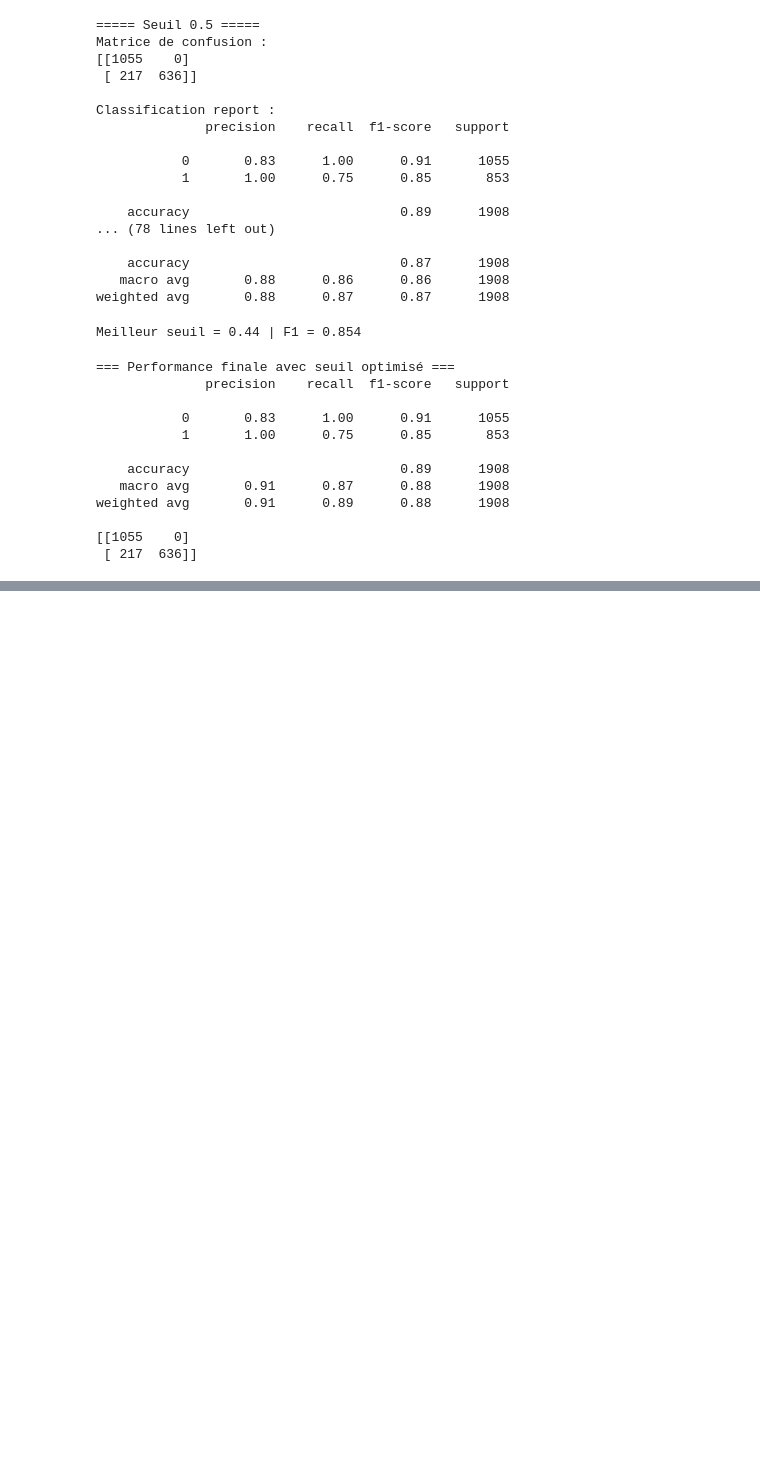
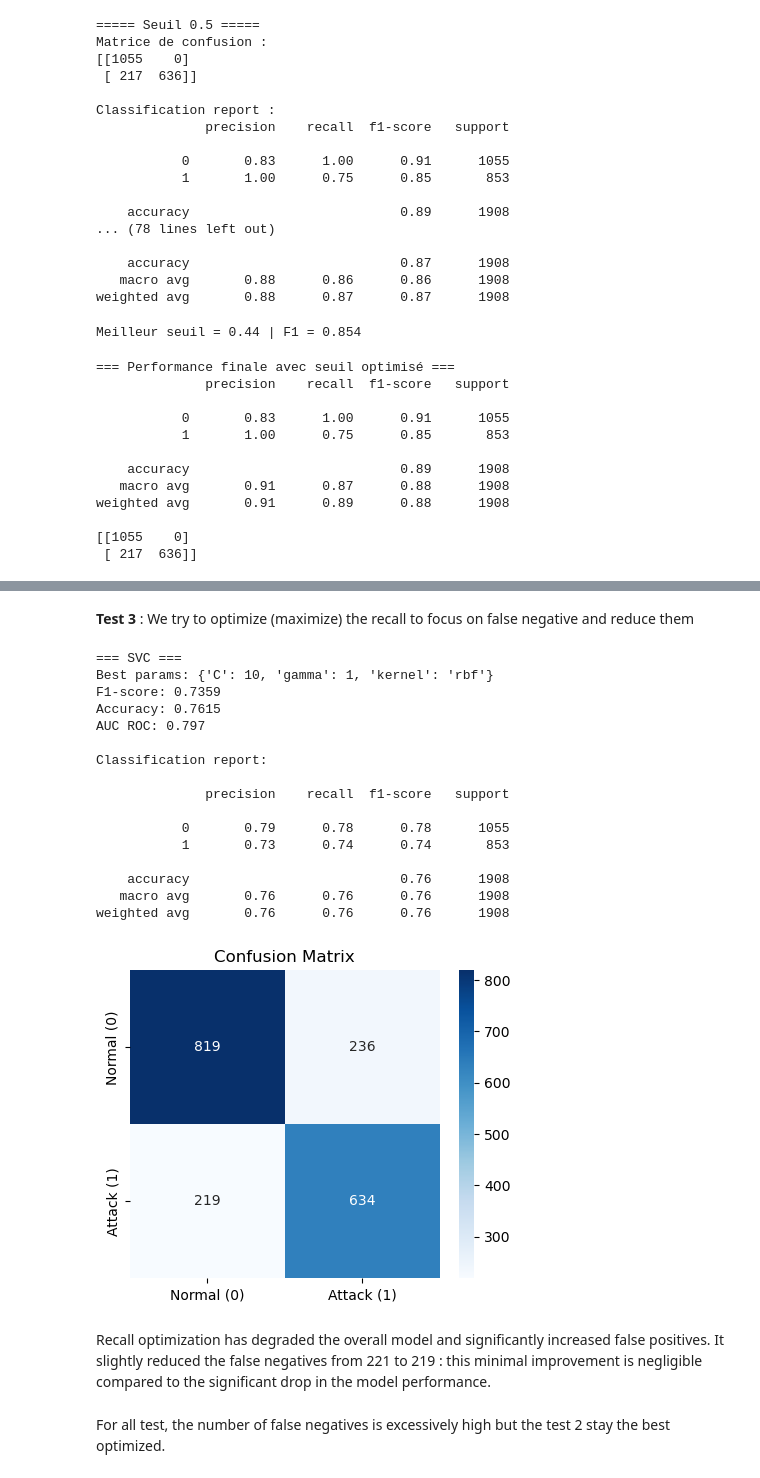
Before and after one commit to manGjv/Cybersecurity-Intrusion-Detection, a Jupyter notebook: project.ipynb, the cells around one changed output, grey strips where cells are left out. Drawn from its saved outputs; the diff is of its cells as text; code cells hidden in the pictures; blank space fills up the shorter version.

```diff
--- a/project.ipynb
+++ b/project.ipynb
@@ -727,0 +852,32 @@ weighted avg       0.91      0.89      0.88      1908
+# %% [markdown]
+**Test 3** : We try to optimize (maximize) the recall to focus on false negative and reduce them
+# %%
+best_svm3 = evaluate_with_gridsearch(
+    svm2,
+    param_grid_svm2,
+    X_train, y_train,
+    X_test, y_test,
+    scoring='recall'
+)
+# %% [output]
+=== SVC ===
+Best params: {'C': 10, 'gamma': 1, 'kernel': 'rbf'}
+F1-score: 0.7359
+Accuracy: 0.7615
+AUC ROC: 0.797
+
+Classification report:
+
+              precision    recall  f1-score   support
+
+           0       0.79      0.78      0.78      1055
+           1       0.73      0.74      0.74       853
+
+    accuracy                           0.76      1908
+   macro avg       0.76      0.76      0.76      1908
+weighted avg       0.76      0.76      0.76      1908
+[figure, added]
+# %% [markdown]
+Recall optimization has degraded the overall model and significantly increased false positives. It slightly reduced the false negatives from 221 to 219 : this minimal improvement is negligible compared to the significant drop in the model performance.
+# %% [markdown]
+For all test, the number of false negatives is excessively high but the test 2 stay the best optimized.
```
Also changed, not shown: parts of 18 cells of this notebook.
